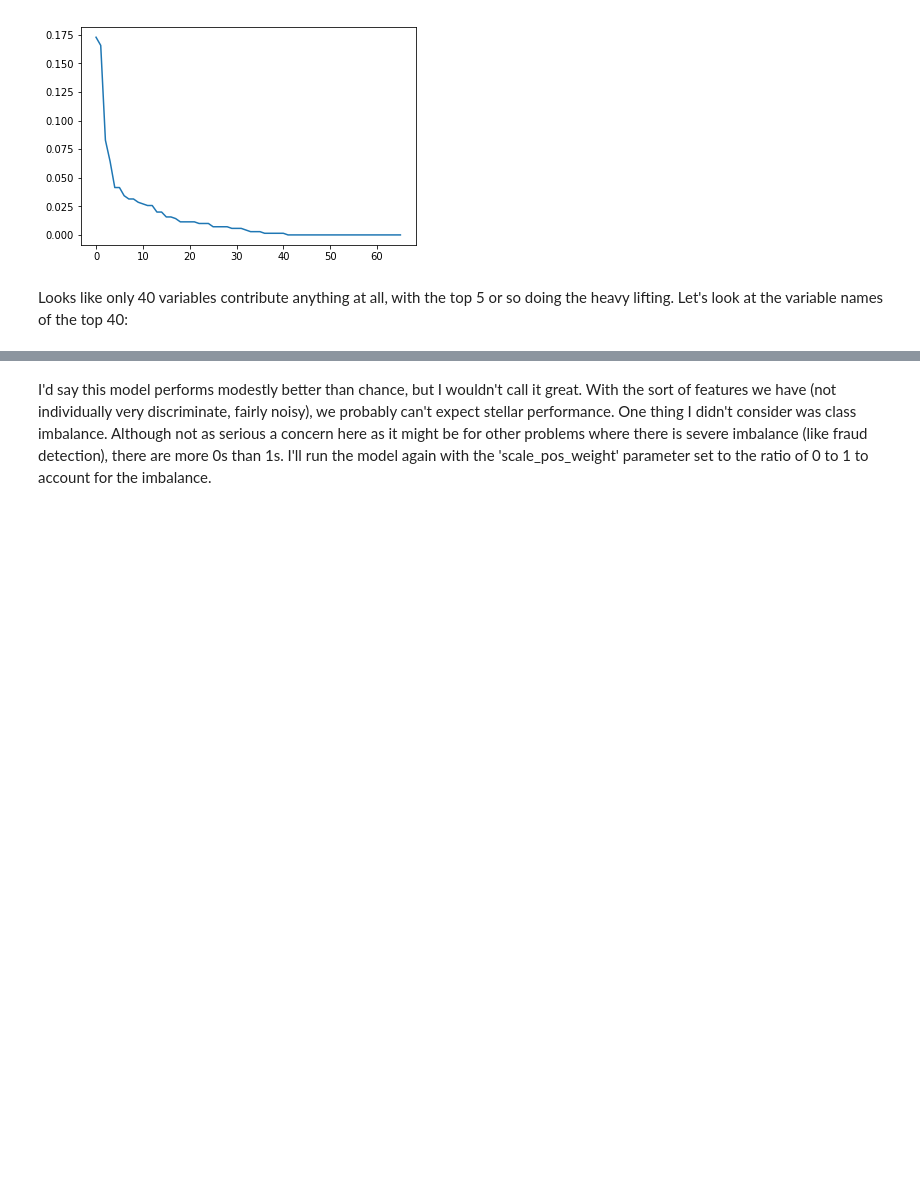
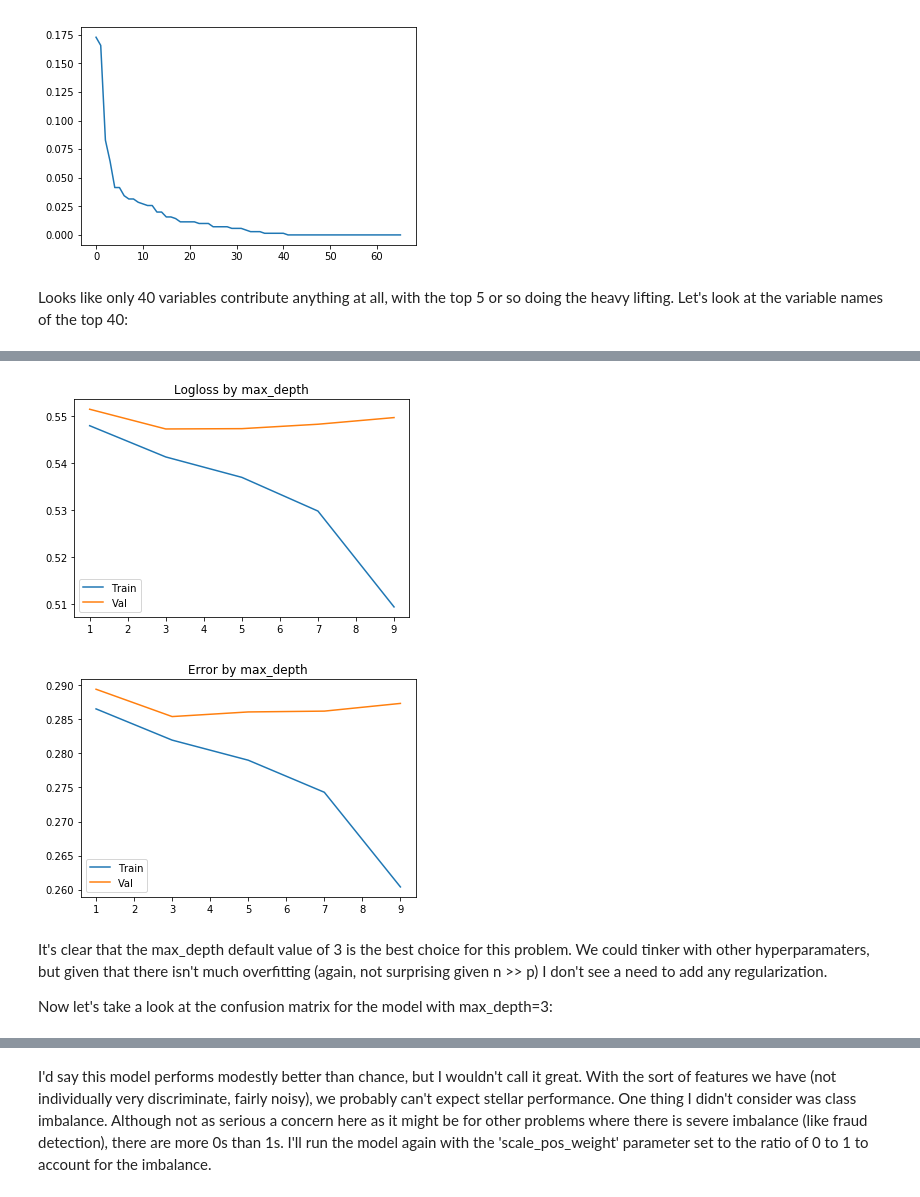
Before and after one commit to fiksdala/alexdatasci, a Jupyter notebook: cdc_binary_classification/Binary Classification_XGBoost.ipynb, the cells around one changed output, grey strips where cells are left out. Cells and saved outputs as stored; diff of their text form; code cells hidden in the pictures; blank space fills up the shorter version.

```diff
--- a/cdc_binary_classification/Binary Classification_XGBoost.ipynb
+++ b/cdc_binary_classification/Binary Classification_XGBoost.ipynb
@@ -167,0 +136,42 @@ weighted avg       0.72      0.72      0.72     66312
+# %%
+# Save top 10 variables
+keep_vars10 = keep_vars[:10]
+
+# Make a list of possible max_depth values:
+md_vals = [1,3,5,7,9]
+
+# Try each value, save logloss
+m_list = []
+for i in md_vals:
+    nxgm = XGBClassifier(n_estimators=1000,
+                         max_depth=i,
+                         random_state=1234)
+    nxgm.fit(x_train[keep_vars10],
+             y_train,
+             eval_metric=['error', 'logloss'],
+             eval_set=[(x_train[keep_vars10],y_train),
+                      (x_val[keep_vars10],y_val)],
+             early_stopping_rounds=20,verbose=False)
+    m_list.append(nxgm)
+
+plt.plot(md_vals,
+         [np.min(i.evals_result_['validation_0']['logloss']) for i in m_list])
+plt.plot(md_vals,
+        [np.min(i.evals_result_['validation_1']['logloss']) for i in m_list])
+plt.title(label='Logloss by max_depth')
+plt.legend(['Train', 'Val'])
+plt.show()
+plt.plot(md_vals,
+         [np.min(i.evals_result_['validation_0']['error']) for i in m_list])
+plt.plot(md_vals,
+        [np.min(i.evals_result_['validation_1']['error']) for i in m_list])
+plt.title(label='Error by max_depth')
+plt.legend(['Train', 'Val'])
+plt.show()
+# %% [output]
+[figure, added]
+[figure, added]
+# %% [markdown]
+It's clear that the max_depth default value of 3 is the best choice for this problem. We could tinker with other hyperparamaters, but given that there isn't much overfitting (again, not surprising given n >> p) I don't see a need to add any regularization.
+
+Now let's take a look at the confusion matrix for the model with max_depth=3:
```
Also changed, not shown: parts of 11 cells of this notebook, 37 other files.
